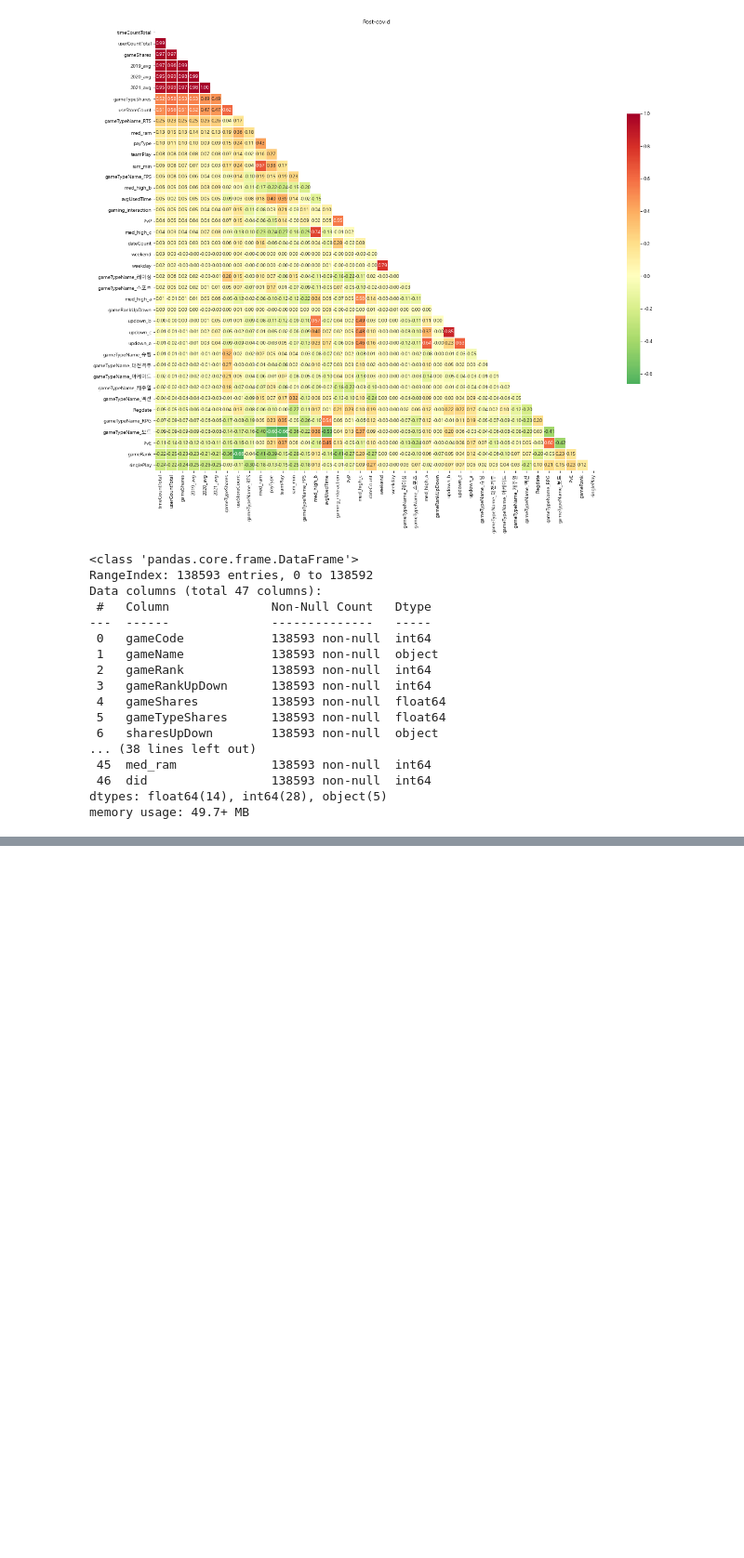
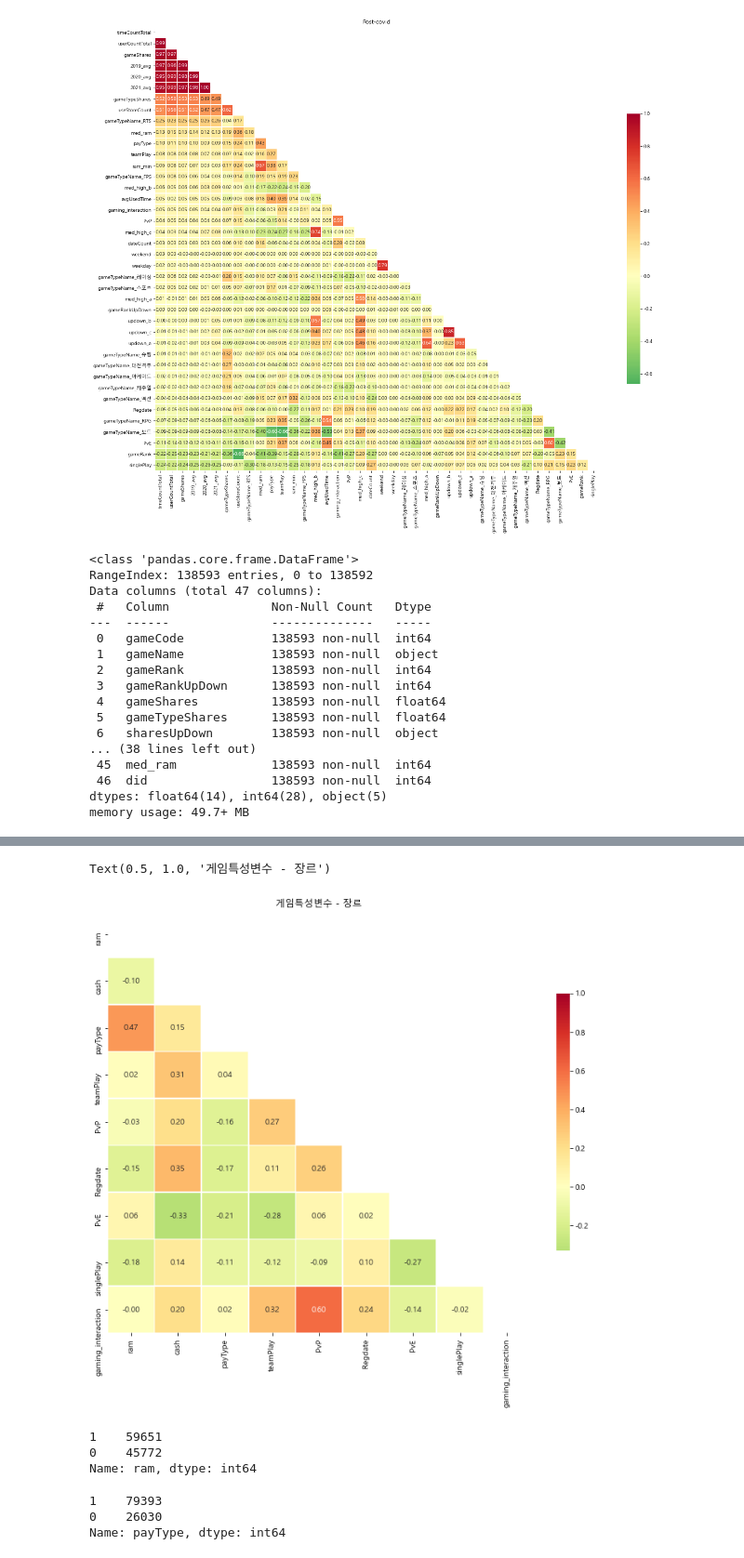
Before and after one commit to suhyeonnnnn/TopicModeling, a Jupyter notebook: Preprocessing.ipynb, the cells around one changed output, grey strips where cells are left out. Shown at 93% size. Drawn from its saved outputs; the diff is of its cells as text; code cells hidden in the pictures; blank space fills up the shorter version.

```diff
--- a/Preprocessing.ipynb
+++ b/Preprocessing.ipynb
@@ -1288,3 +1288,6 @@ dtypes: float64(14), int64(28), object(5)
 memory usage: 49.7+ MB
 # %%
 df.to_csv('master_did_210920.csv', index='False')
+# %%
+df = pd.read_csv("C:\\Users\\sh921\\Desktop\\merge_master_ver8.csv")
+df.head()
@@ -1290,0 +1332,35 @@ df.to_csv('master_did_210920.csv', index='False')
+# %%
+# 상관관계를 탐색할 변수 선택
+numerics = ['ram','cash','payType','teamPlay','PvP','Regdate','PvE','singlePlay','gaming_interaction']
+regular_temp = df[numerics].copy()
+
+# 상관관계 도출
+corr_matrix = regular_temp.corr()
+corr_matrix = corr_matrix[corr_matrix.index]
+
+# 상관관계의 시각적 표현
+f, ax = plt.subplots(figsize=(12, 12))
+corr = regular_temp.select_dtypes(exclude=["object","bool"]).corr()
+
+# 대각 행렬을 기준으로 한 쪽만 나타나게 설정해줍니다.
+mask = np.zeros_like(corr_matrix, dtype=np.bool)
+mask[np.triu_indices_from(mask)] = True
+
+g = sns.heatmap(corr_matrix, cmap='RdYlGn_r', vmax= 1, mask=mask,
+center=0, annot=True, fmt='.2f', square=True, linewidths=.5, cbar_kws={"shrink": .5})
+plt.title("게임특성변수 - 장르")
+# %% [output]
+Text(0.5, 1.0, '게임특성변수 - 장르')
+[figure, added]
+# %%
+df['ram'].value_counts() - TeamPLAY PVP
+# %% [output]
+1    59651
+0    45772
+Name: ram, dtype: int64
+# %%
+df['payType'].value_counts()
+# %% [output]
+1    79393
+0    26030
+Name: payType, dtype: int64
```
Also changed, not shown: parts of 3 cells of this notebook, 1 other file.
